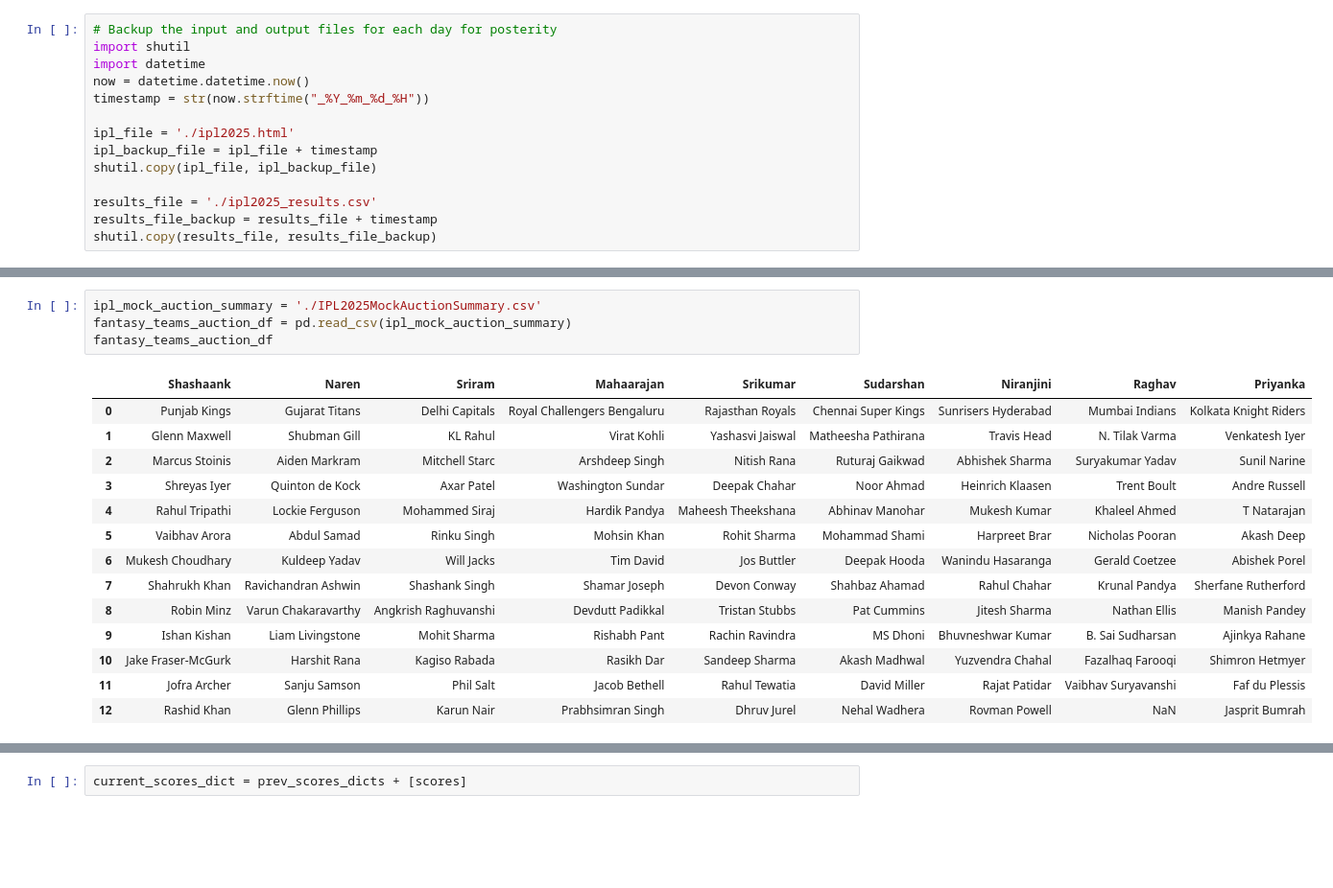
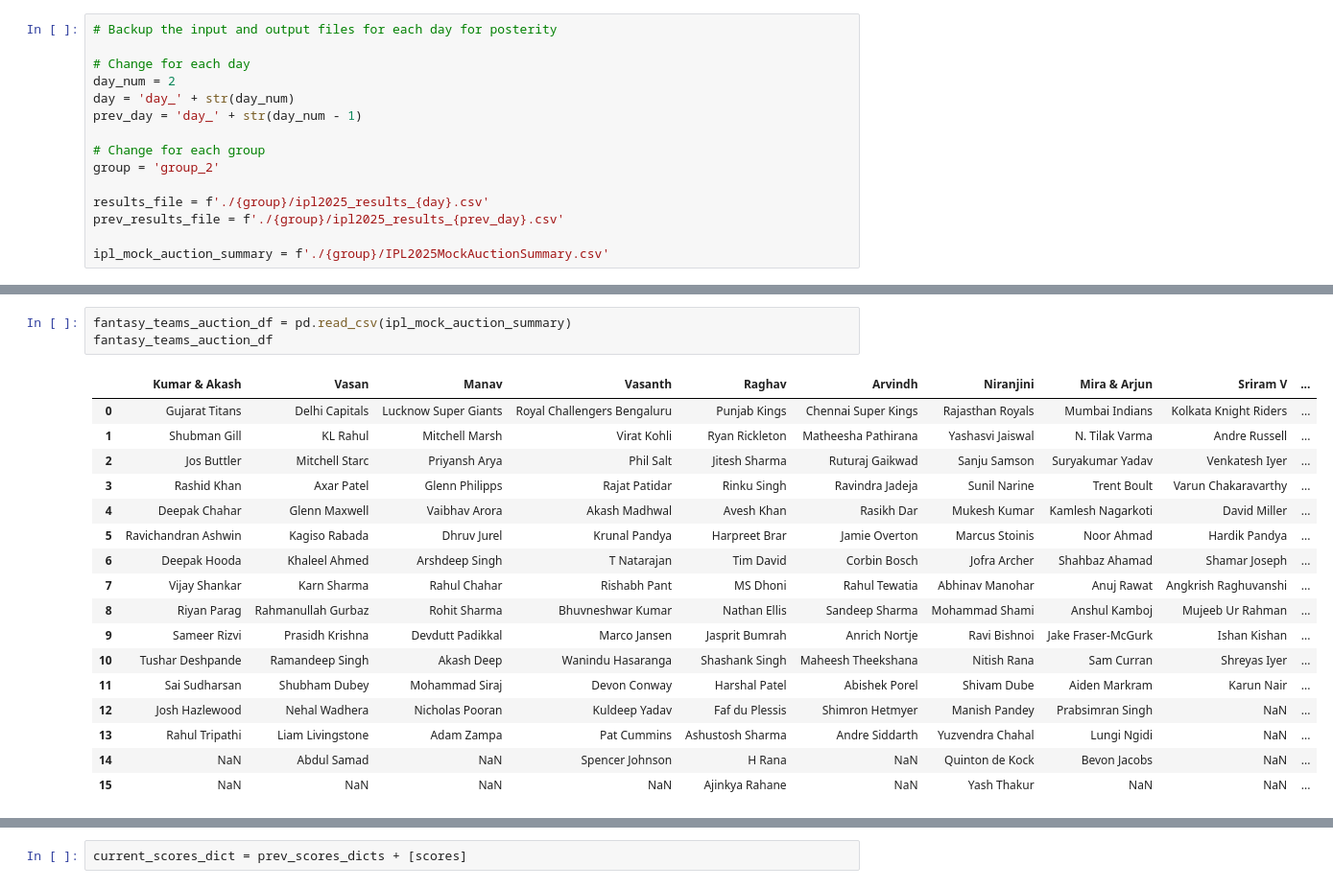
Before and after one commit to suddu16/ipl-fantasy, a Jupyter notebook: ipl2025/ipl2025_fantasy.ipynb, the cells around one changed output, grey strips where cells are left out. Shown at 96% size. Cells and saved outputs as stored; diff of their text form; blank space fills up the shorter version.

```diff
--- a/ipl2025/ipl2025_fantasy.ipynb
+++ b/ipl2025/ipl2025_fantasy.ipynb
@@ -75,14 +46,15 @@ players
 # %%
 # Backup the input and output files for each day for posterity
-import shutil
-import datetime
-now = datetime.datetime.now()
-timestamp = str(now.strftime("_%Y_%m_%d_%H"))
 
-ipl_file = './ipl2025.html'
-ipl_backup_file = ipl_file + timestamp
-shutil.copy(ipl_file, ipl_backup_file)
+# Change for each day
+day_num = 2
+day = 'day_' + str(day_num)
+prev_day = 'day_' + str(day_num - 1)
 
-results_file = './ipl2025_results.csv'
-results_file_backup = results_file + timestamp
-shutil.copy(results_file, results_file_backup)
+# Change for each group
+group = 'group_2'
+
+results_file = f'./{group}/ipl2025_results_{day}.csv'
+prev_results_file = f'./{group}/ipl2025_results_{prev_day}.csv'
+
+ipl_mock_auction_summary = f'./{group}/IPL2025MockAuctionSummary.csv'
@@ -152,22 +82,24 @@ mvp_df
 # %%
-ipl_mock_auction_summary = './IPL2025MockAuctionSummary.csv'
 fantasy_teams_auction_df = pd.read_csv(ipl_mock_auction_summary)
 fantasy_teams_auction_df
 # %% [output]
-|  | Shashaank | Naren | Sriram | Mahaarajan | Srikumar | Sudarshan | Niranjini | Raghav | Priyanka |
-| 0 | Punjab Kings | Gujarat Titans | Delhi Capitals | Royal Challengers Bengaluru | Rajasthan Royals | Chennai Super Kings | Sunrisers Hyderabad | Mumbai Indians | Kolkata Knight Riders |
-| 1 | Glenn Maxwell | Shubman Gill | KL Rahul | Virat Kohli | Yashasvi Jaiswal | Matheesha Pathirana | Travis Head | N. Tilak Varma | Venkatesh Iyer |
-| 2 | Marcus Stoinis | Aiden Markram | Mitchell Starc | Arshdeep Singh | Nitish Rana | Ruturaj Gaikwad | Abhishek Sharma | Suryakumar Yadav | Sunil Narine |
-| 3 | Shreyas Iyer | Quinton de Kock | Axar Patel | Washington Sundar | Deepak Chahar | Noor Ahmad | Heinrich Klaasen | Trent Boult | Andre Russell |
-| 4 | Rahul Tripathi | Lockie Ferguson | Mohammed Siraj | Hardik Pandya | Maheesh Theekshana | Abhinav Manohar | Mukesh Kumar | Khaleel Ahmed | T Natarajan |
-| 5 | Vaibhav Arora | Abdul Samad | Rinku Singh | Mohsin Khan | Rohit Sharma | Mohammad Shami | Harpreet Brar | Nicholas Pooran | Akash Deep |
-| 6 | Mukesh Choudhary | Kuldeep Yadav | Will Jacks | Tim David | Jos Buttler | Deepak Hooda | Wanindu Hasaranga | Gerald Coetzee | Abishek Porel |
-| 7 | Shahrukh Khan | Ravichandran Ashwin | Shashank Singh | Shamar Joseph | Devon Conway | Shahbaz Ahamad | Rahul Chahar | Krunal Pandya | Sherfane Rutherford |
-| 8 | Robin Minz | Varun Chakaravarthy | Angkrish Raghuvanshi | Devdutt Padikkal | Tristan Stubbs | Pat Cummins | Jitesh Sharma | Nathan Ellis | Manish Pandey |
-| 9 | Ishan Kishan | Liam Livingstone | Mohit Sharma | Rishabh Pant | Rachin Ravindra | MS Dhoni | Bhuvneshwar Kumar | B. Sai Sudharsan | Ajinkya Rahane |
-| 10 | Jake Fraser-McGurk | Harshit Rana | Kagiso Rabada | Rasikh Dar | Sandeep Sharma | Akash Madhwal | Yuzvendra Chahal | Fazalhaq Farooqi | Shimron Hetmyer |
-| 11 | Jofra Archer | Sanju Samson | Phil Salt | Jacob Bethell | Rahul Tewatia | David Miller | Rajat Patidar | Vaibhav Suryavanshi | Faf du Plessis |
-| 12 | Rashid Khan | Glenn Phillips | Karun Nair | Prabhsimran Singh | Dhruv Jurel | Nehal Wadhera | Rovman Powell | NaN | Jasprit Bumrah |
+|  | Kumar & Akash | Vasan | Manav | Vasanth | Raghav | Arvindh | Niranjini | Mira & Arjun | Sriram V | ... |
+| 0 | Gujarat Titans | Delhi Capitals | Lucknow Super Giants | Royal Challengers Bengaluru | Punjab Kings | Chennai Super Kings | Rajasthan Royals | Mumbai Indians | Kolkata Knight Riders | ... |
+| 1 | Shubman Gill | KL Rahul | Mitchell Marsh | Virat Kohli | Ryan Rickleton | Matheesha Pathirana | Yashasvi Jaiswal | N. Tilak Varma | Andre Russell | ... |
+| 2 | Jos Buttler | Mitchell Starc | Priyansh Arya | Phil Salt | Jitesh Sharma | Ruturaj Gaikwad | Sanju Samson | Suryakumar Yadav | Venkatesh Iyer | ... |
+| 3 | Rashid Khan | Axar Patel | Glenn Philipps | Rajat Patidar | Rinku Singh | Ravindra Jadeja | Sunil Narine | Trent Boult | Varun Chakaravarthy | ... |
+| 4 | Deepak Chahar | Glenn Maxwell | Vaibhav Arora | Akash Madhwal | Avesh Khan | Rasikh Dar | Mukesh Kumar | Kamlesh Nagarkoti | David Miller | ... |
+| 5 | Ravichandran Ashwin | Kagiso Rabada | Dhruv Jurel | Krunal Pandya | Harpreet Brar | Jamie Overton | Marcus Stoinis | Noor Ahmad | Hardik Pandya | ... |
+| 6 | Deepak Hooda | Khaleel Ahmed | Arshdeep Singh | T Natarajan | Tim David | Corbin Bosch | Jofra Archer | Shahbaz Ahamad | Shamar Joseph | ... |
+| 7 | Vijay Shankar | Karn Sharma | Rahul Chahar | Rishabh Pant | MS Dhoni | Rahul Tewatia | Abhinav Manohar | Anuj Rawat | Angkrish Raghuvanshi | ... |
+| 8 | Riyan Parag | Rahmanullah Gurbaz | Rohit Sharma | Bhuvneshwar Kumar | Nathan Ellis | Sandeep Sharma | Mohammad Shami | Anshul Kamboj | Mujeeb Ur Rahman | ... |
+| 9 | Sameer Rizvi | Prasidh Krishna | Devdutt Padikkal | Marco Jansen | Jasprit Bumrah | Anrich Nortje | Ravi Bishnoi | Jake Fraser-McGurk | Ishan Kishan | ... |
+| 10 | Tushar Deshpande | Ramandeep Singh | Akash Deep | Wanindu Hasaranga | Shashank Singh | Maheesh Theekshana | Nitish Rana | Sam Curran | Shreyas Iyer | ... |
+| 11 | Sai Sudharsan | Shubham Dubey | Mohammad Siraj | Devon Conway | Harshal Patel | Abishek Porel | Shivam Dube | Aiden Markram | Karun Nair | ... |
+| 12 | Josh Hazlewood | Nehal Wadhera | Nicholas Pooran | Kuldeep Yadav | Faf du Plessis | Shimron Hetmyer | Manish Pandey | Prabsimran Singh | NaN | ... |
+| 13 | Rahul Tripathi | Liam Livingstone | Adam Zampa | Pat Cummins | Ashustosh Sharma | Andre Siddarth | Yuzvendra Chahal | Lungi Ngidi | NaN | ... |
+| 14 | NaN | Abdul Samad | NaN | Spencer Johnson | H Rana | NaN | Quinton de Kock | Bevon Jacobs | NaN | ... |
+| 15 | NaN | NaN | NaN | NaN | Ajinkya Rahane | NaN | Yash Thakur | NaN | NaN | ... |
 # %%
 fantasy_mgrs = fantasy_teams_auction_df.columns
 fantasy_mgrs.to_list()
```
Also changed, not shown: parts of 16 cells of this notebook, 35 other files.
